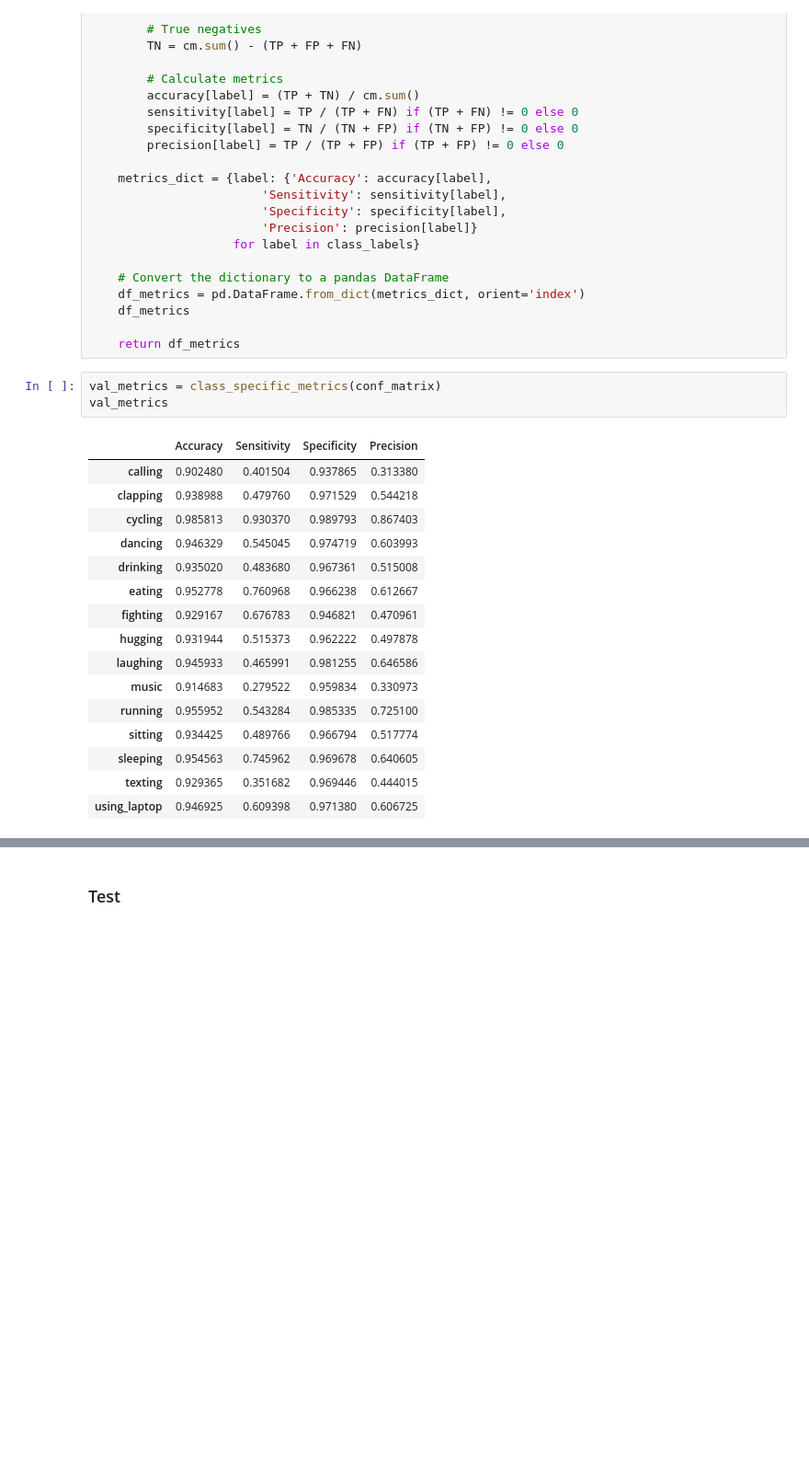
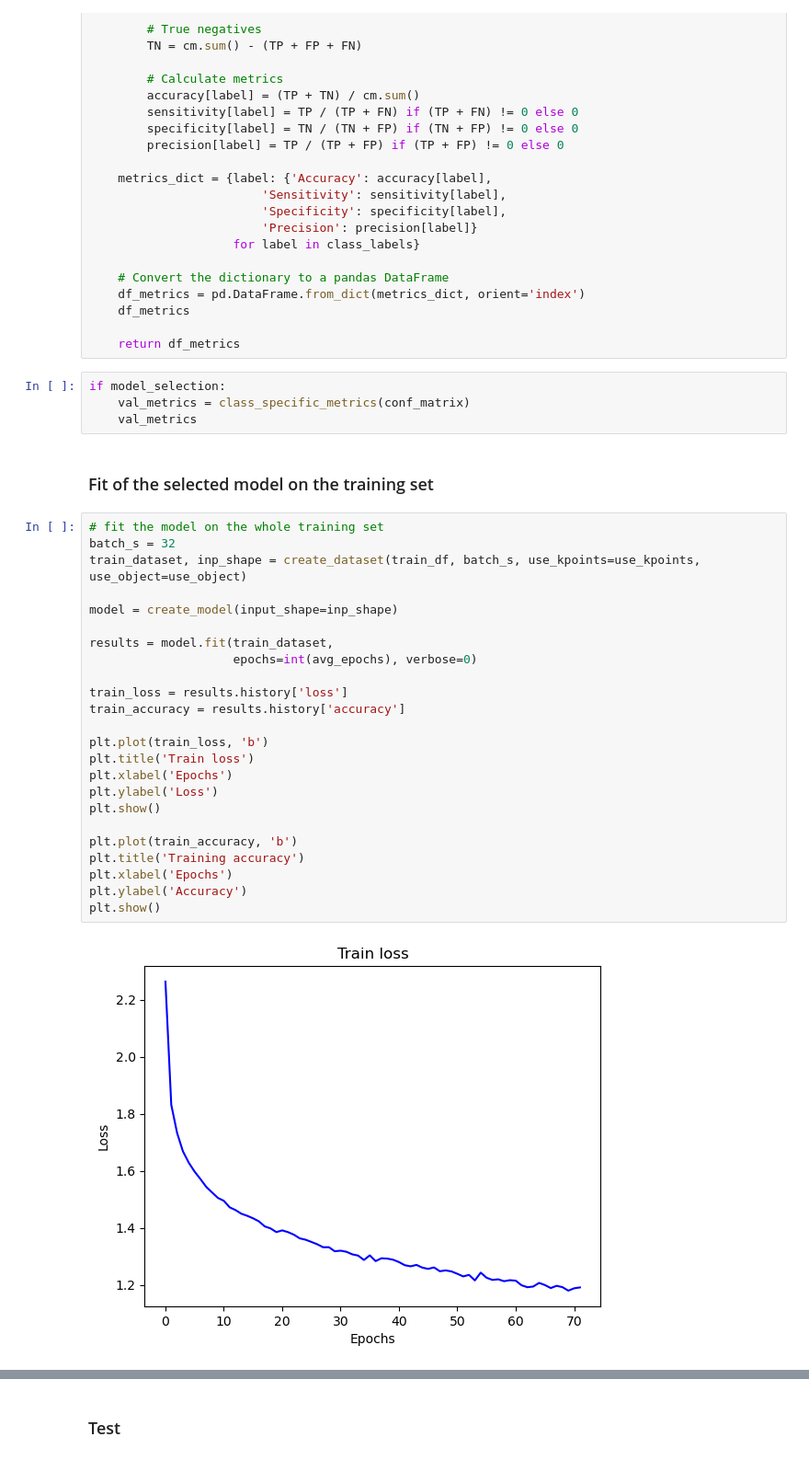
Before and after one commit to Vatsal-Sharma2003/HUMAN-POSE-ESTIMATION-USING-MACHINE-LEARNING, a Jupyter notebook: FFNN.ipynb, the cells around one changed output, grey strips where cells are left out. Shown at 92% size. Drawn from its saved outputs; the diff is of its cells as text; blank space fills up the shorter version.

```diff
--- a/FFNN.ipynb
+++ b/FFNN.ipynb
@@ -454,22 +471,34 @@ def class_specific_metrics(cm, class_labels = labels):
 
     return df_metrics
 # %%
-val_metrics = class_specific_metrics(conf_matrix)
-val_metrics
+if model_selection:
+    val_metrics = class_specific_metrics(conf_matrix)
+    val_metrics
-# %% [output]
-|  | Accuracy | Sensitivity | Specificity | Precision |
-| calling | 0.902480 | 0.401504 | 0.937865 | 0.313380 |
-| clapping | 0.938988 | 0.479760 | 0.971529 | 0.544218 |
-| cycling | 0.985813 | 0.930370 | 0.989793 | 0.867403 |
-| dancing | 0.946329 | 0.545045 | 0.974719 | 0.603993 |
-| drinking | 0.935020 | 0.483680 | 0.967361 | 0.515008 |
-| eating | 0.952778 | 0.760968 | 0.966238 | 0.612667 |
-| fighting | 0.929167 | 0.676783 | 0.946821 | 0.470961 |
-| hugging | 0.931944 | 0.515373 | 0.962222 | 0.497878 |
-| laughing | 0.945933 | 0.465991 | 0.981255 | 0.646586 |
-| music | 0.914683 | 0.279522 | 0.959834 | 0.330973 |
-| running | 0.955952 | 0.543284 | 0.985335 | 0.725100 |
-| sitting | 0.934425 | 0.489766 | 0.966794 | 0.517774 |
-| sleeping | 0.954563 | 0.745962 | 0.969678 | 0.640605 |
-| texting | 0.929365 | 0.351682 | 0.969446 | 0.444015 |
-| using_laptop | 0.946925 | 0.609398 | 0.971380 | 0.606725 |
+# %% [markdown]
+### Fit of the selected model on the training set
+# %%
+# fit the model on the whole training set
+batch_s = 32
+train_dataset, inp_shape = create_dataset(train_df, batch_s, use_kpoints=use_kpoints, use_object=use_object)
+
+model = create_model(input_shape=inp_shape)
+
+results = model.fit(train_dataset,
+                    epochs=int(avg_epochs), verbose=0)
+
+train_loss = results.history['loss']
+train_accuracy = results.history['accuracy']
+
+plt.plot(train_loss, 'b')
+plt.title('Train loss')
+plt.xlabel('Epochs')
+plt.ylabel('Loss')
+plt.show()
+
+plt.plot(train_accuracy, 'b')
+plt.title('Training accuracy')
+plt.xlabel('Epochs')
+plt.ylabel('Accuracy')
+plt.show()
+# %% [output]
+[figure, added]
```
Also changed, not shown: parts of 24 cells of this notebook, 21 other files.
